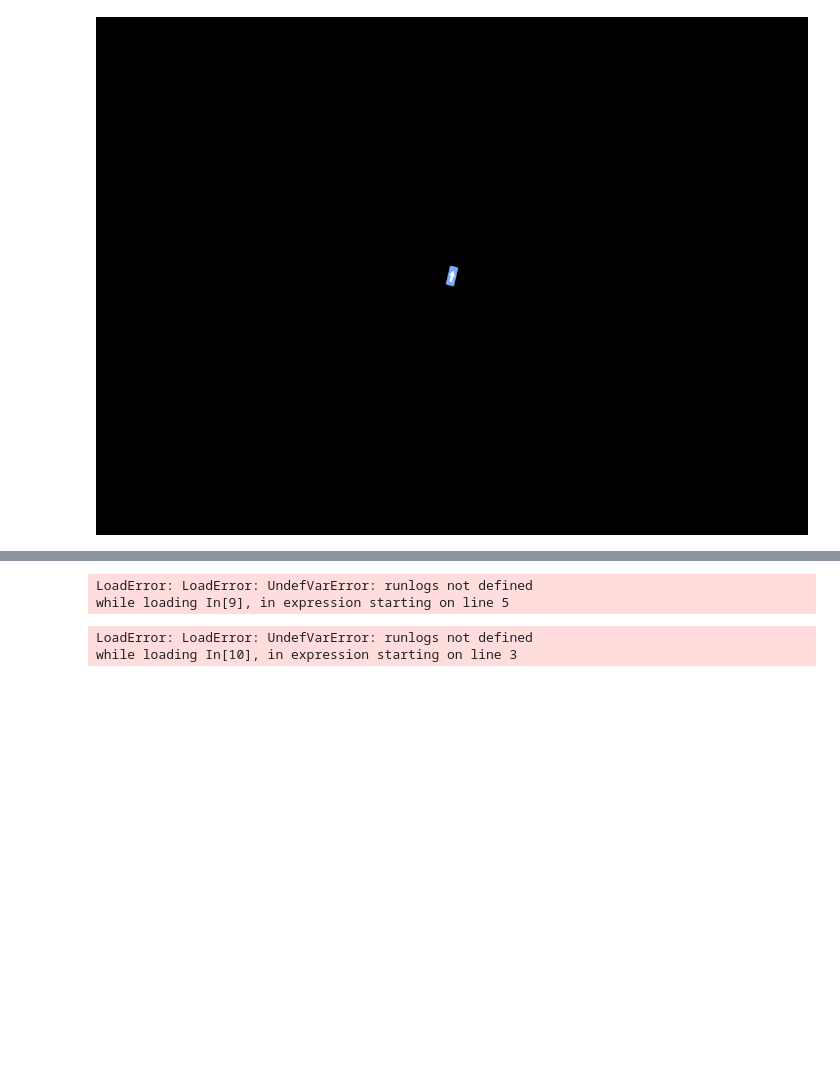
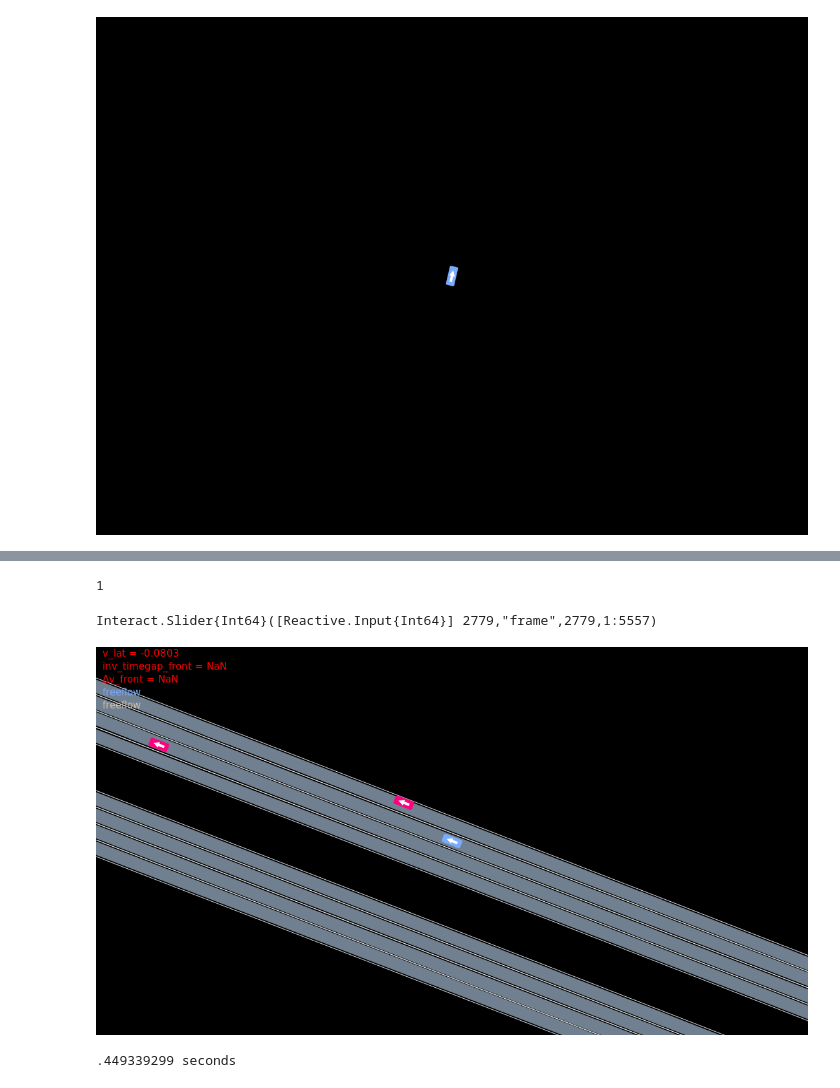
Before and after one commit to sisl/AutomotiveDrivingModels.jl, a Jupyter notebook: jnotebooks/playback/inspect_bosch_csv.ipynb, the cells around one changed output, grey strips where cells are left out. Drawn from its saved outputs; the diff is of its cells as text; code cells hidden in the pictures; blank space fills up the shorter version.

```diff
--- a/jnotebooks/playback/inspect_bosch_csv.ipynb
+++ b/jnotebooks/playback/inspect_bosch_csv.ipynb
@@ -75,8 +75,7 @@ while loading /home/tim/.julia/v0.4/Reel/src/Reel.jl, in expression starting on
 # %% [markdown]
 # Select CSV File
 # %%
-csv_filepath = "/media/tim/DATAPART1/Data/Bosch/source5/2015-12-14-15-04-57_92_to_pagemill_manual_drive_planning_stripped-raw.csv";
-csv_filepath = "/media/tim/DATAPART1/Data/Bosch/source5/2015-12-22-14-05-41_280S_manual_drive_lane_changes_planning_stripped-raw.csv";
+csv_filepath = "/media/tim/DATAPART1/Data/Bosch/source5/2015-12-22-14-05-41_280S_manual_drive_lane_changes_planning_stripped-raw.csv"
 csv_filepath = "/media/tim/DATAPART1/Data/Bosch/source5/2015-12-14-14-39-22_planning_stripped-raw.csv"
 # %% [output]
 "/media/tim/DATAPART1/Data/Bosch/source5/2015-12-14-14-39-22_planning_stripped-raw.csv"
@@ -93,6 +92,7 @@ Interact.Slider{Int64}([Reactive.Input{Int64}] 9509,"frame",9509,1:19018)
 [figure]
 # %%
 tic()
+extract_params.threshold_percent_outliers_error = 20.0
 runlogs = extract_runlogs(trajdata, sn, extract_params, header)
 toc()
 "done"
@@ -102,9 +102,14 @@ while loading In[8], in expression starting on line 2
+# %%
+length(runlogs)
+# %% [output]
+1
 # %%
 include(Pkg.dir("AutomotiveDrivingModels", "viz", "incl_cairo_utils.jl"))
 overlays = Overlay[]
 push!(overlays, TextStatsOverlay())
-push!(overlays, TrajdataOverlay(trajdata))
+# push!(overlays, TrajdataOverlay(trajdata))
 plot_manipulable_runlog(runlogs[1], sn, RunLogs.ID_EGO, canvas_height=600, overlays=overlays)
 # %% [output]
-LoadError: LoadError: UndefVarError: runlogs not defined
-while loading In[9], in expression starting on line 5
+Interact.Slider{Int64}([Reactive.Input{Int64}] 2779,"frame",2779,1:5557)
+[figure, added]
+.449339299 seconds
@@ -111,7 +120,4 @@ while loading In[9], in expression starting on line 5
 # %%
-frames = 2779:2780
-the_values = collect(repeated(ContextClass.FREEFLOW, length(frames)))
-RunLogs.set!(runlogs[1], ID_EGO, frames, :behavior, the_values);
+# frames = 2779:2780
+# the_values = collect(repeated(ContextClass.FREEFLOW, length(frames)))
+# RunLogs.set!(runlogs[1], ID_EGO, frames, :behavior, the_values);
-# %% [output]
-LoadError: LoadError: UndefVarError: runlogs not defined
-while loading In[10], in expression starting on line 3
```
Also changed, not shown: parts of 2 cells of this notebook, 3 other files.
